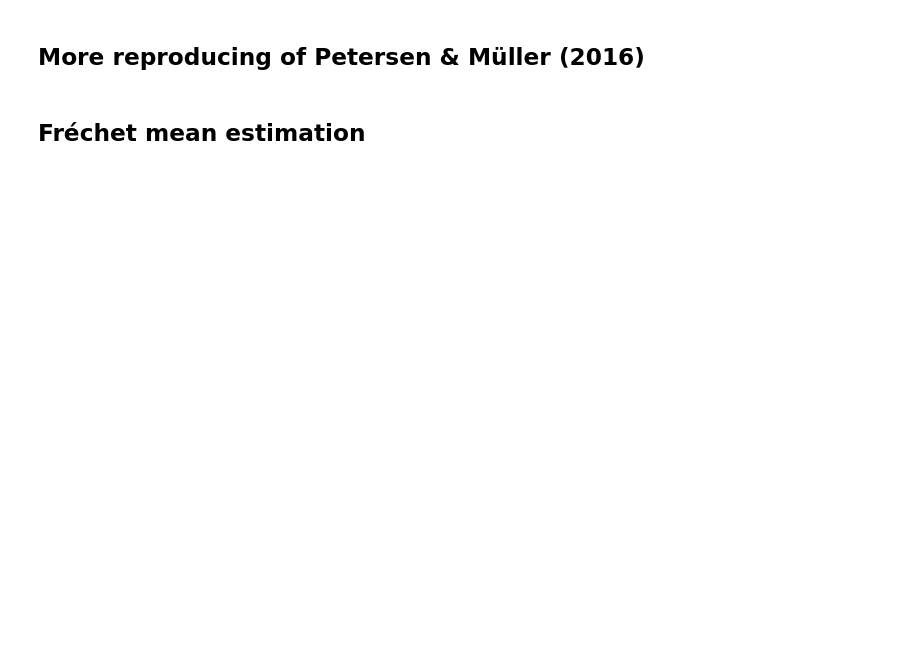
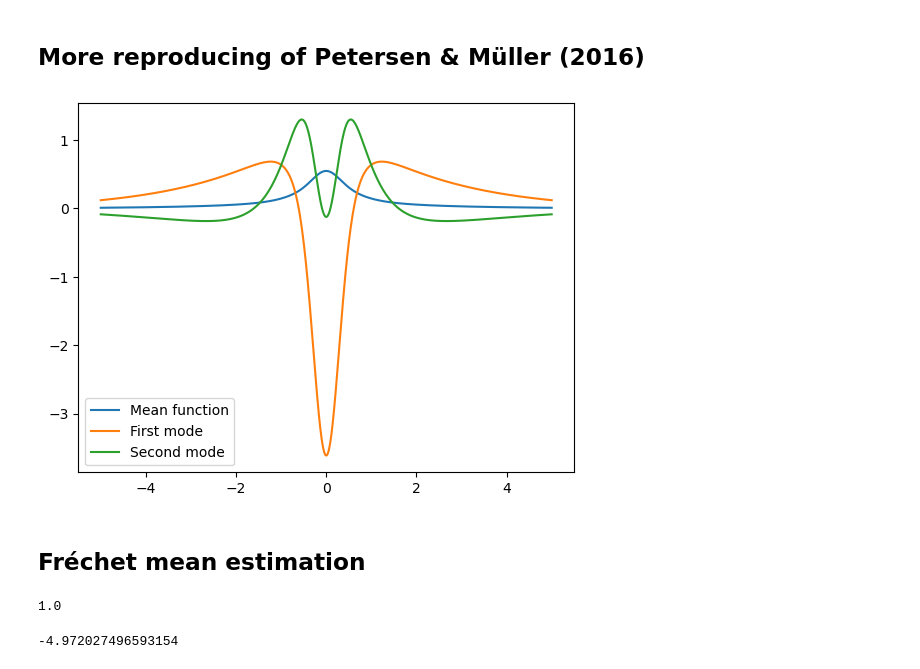
Before and after one commit to mirkimirk/thesis_frechet_fda, a Jupyter notebook: src/frechet_fda/fda_methods_sandbox.ipynb, the cells around one changed output. Saved outputs shown, nothing was run; the diff lists cells and outputs as text; code cells hidden in the pictures; blank space fills up the shorter version.

```diff
--- a/src/frechet_fda/fda_methods_sandbox.ipynb
+++ b/src/frechet_fda/fda_methods_sandbox.ipynb
@@ -305,4 +268,0 @@ fve(1), fve(2)
-# %%
-def mode_of_variation(alpha, mean_func, eigval, eigfunc):
-    """Compute kth mode of variation."""
-    return mean_func + alpha * np.sqrt(eigval) * eigfunc
@@ -322,9 +269,19 @@ second_mode = mode_of_variation(
+# %%
+# Compute first two modes of variation
+first_two_modes = mode_of_variation(
+    mean_function,
+    eigenvalues[:2],
+    eigenfunctions[:, :2],
+    1
+)
 # %%
 fig, ax = plt.subplots()
 ax.plot(grid_densities_univ, mean_function, label="Mean function")
-ax.plot(grid_densities_univ, first_mode, label="First mode")
-ax.plot(grid_densities_univ, second_mode, label="Second mode")
+ax.plot(grid_densities_univ, first_two_modes[:, 0], label="First mode")
+ax.plot(grid_densities_univ, first_two_modes[:, 1], label="Second mode")
 plt.legend()
 plt.show()
+# %% [output]
+[figure, added]
 # %% [markdown]
 ## Fréchet mean estimation
@@ -354,8 +314,18 @@ def wasserstein_frechet_mean(qds_discretized, grid):
 # %%
-f_oplus = wasserstein_frechet_mean(quantile_densities_discretized, grid_densities_univ)
+f_oplus, quantile_oplus = wasserstein_frechet_mean(
+    quantile_densities_discretized,
+    grid_densities_univ,
+    grid_quantiles_univ
+)
 F_oplus = cdf_from_density(
     grid_densities_univ,
     f_oplus,
     axis=0,
 )
 F_oplus[-1]
+# %% [output]
+1.0
+# %%
+quantile_oplus.min()
+# %% [output]
+-4.972027496593154
```
Also changed, not shown: parts of 30 cells of this notebook, 1 other file.
